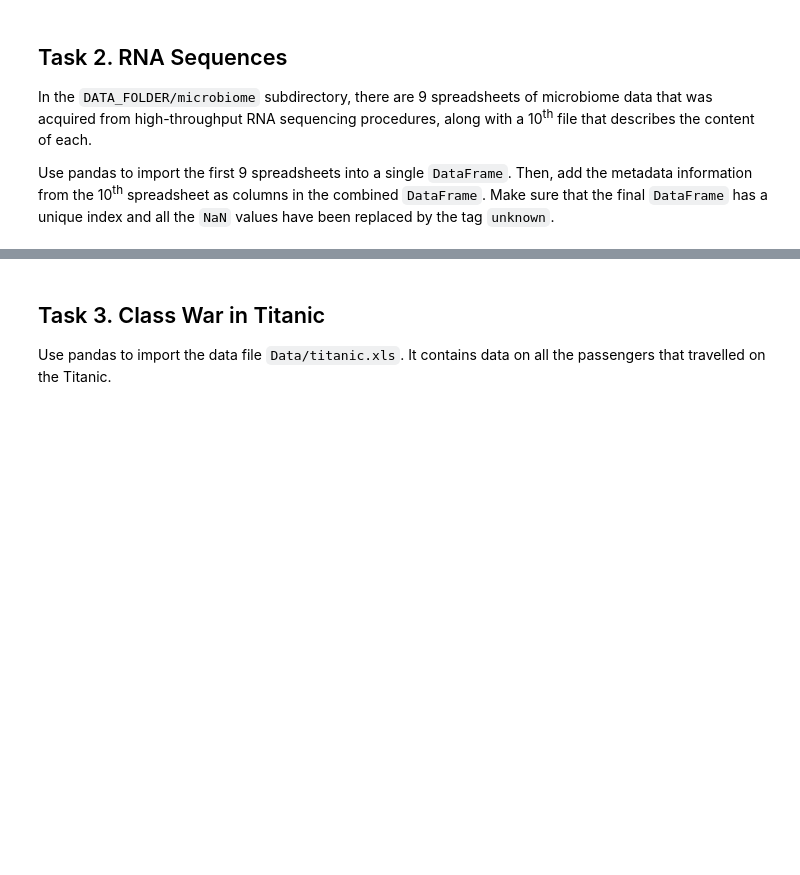
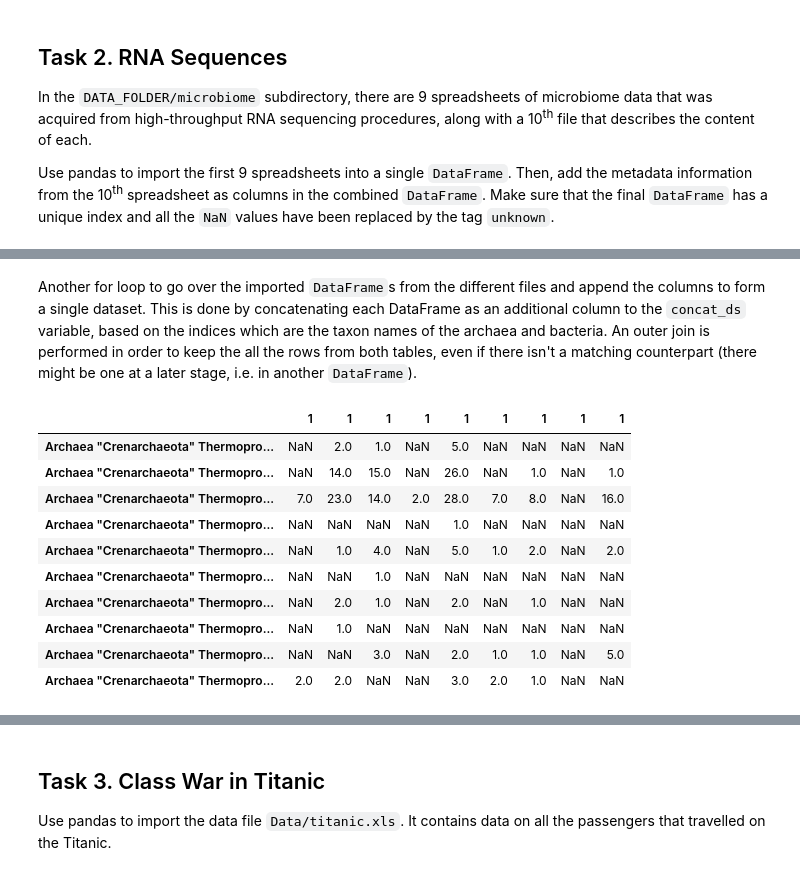
Before and after one commit to martinj96/Ada2017, a Jupyter notebook: Homework 1/Homework 1.ipynb, the cells around one changed output, grey strips where cells are left out. Saved outputs shown, nothing was run; the diff lists cells and outputs as text; code cells hidden in the pictures; blank space fills up the shorter version.

```diff
--- a/Homework 1/Homework 1.ipynb
+++ b/Homework 1/Homework 1.ipynb
@@ -27,0 +70,20 @@ Make sure that the final `DataFrame` has a unique index and all the `NaN` values
+# %% [markdown]
+Another for loop to go over the imported `DataFrame`s from the different files and append the columns to form a single dataset. This is done by concatenating each DataFrame as an additional column to the `concat_ds` variable, based on the indices which are the taxon names of the archaea and bacteria. An outer join is performed in order to keep the all the rows from both tables, even if there isn't a matching counterpart (there might be one at a later stage, i.e. in another `DataFrame`).
+# %%
+concat_ds = dataset_array[0]
+for table in range(1,len(dataset_array)):
+    concat_ds = pd.concat([concat_ds, dataset_array[table]], axis=1, join='outer')
+
+concat_ds.head(10)
+# %% [output]
+|  | 1 | 1 | 1 | 1 | 1 | 1 | 1 | 1 | 1 |
+| Archaea "Crenarchaeota" Thermopro... | NaN | 2.0 | 1.0 | NaN | 5.0 | NaN | NaN | NaN | NaN |
+| Archaea "Crenarchaeota" Thermopro... | NaN | 14.0 | 15.0 | NaN | 26.0 | NaN | 1.0 | NaN | 1.0 |
+| Archaea "Crenarchaeota" Thermopro... | 7.0 | 23.0 | 14.0 | 2.0 | 28.0 | 7.0 | 8.0 | NaN | 16.0 |
+| Archaea "Crenarchaeota" Thermopro... | NaN | NaN | NaN | NaN | 1.0 | NaN | NaN | NaN | NaN |
+| Archaea "Crenarchaeota" Thermopro... | NaN | 1.0 | 4.0 | NaN | 5.0 | 1.0 | 2.0 | NaN | 2.0 |
+| Archaea "Crenarchaeota" Thermopro... | NaN | NaN | 1.0 | NaN | NaN | NaN | NaN | NaN | NaN |
+| Archaea "Crenarchaeota" Thermopro... | NaN | 2.0 | 1.0 | NaN | 2.0 | NaN | 1.0 | NaN | NaN |
+| Archaea "Crenarchaeota" Thermopro... | NaN | 1.0 | NaN | NaN | NaN | NaN | NaN | NaN | NaN |
+| Archaea "Crenarchaeota" Thermopro... | NaN | NaN | 3.0 | NaN | 2.0 | 1.0 | 1.0 | NaN | 5.0 |
+| Archaea "Crenarchaeota" Thermopro... | 2.0 | 2.0 | NaN | NaN | 3.0 | 2.0 | 1.0 | NaN | NaN |
```
Also changed, not shown: parts of 11 cells of this notebook.
